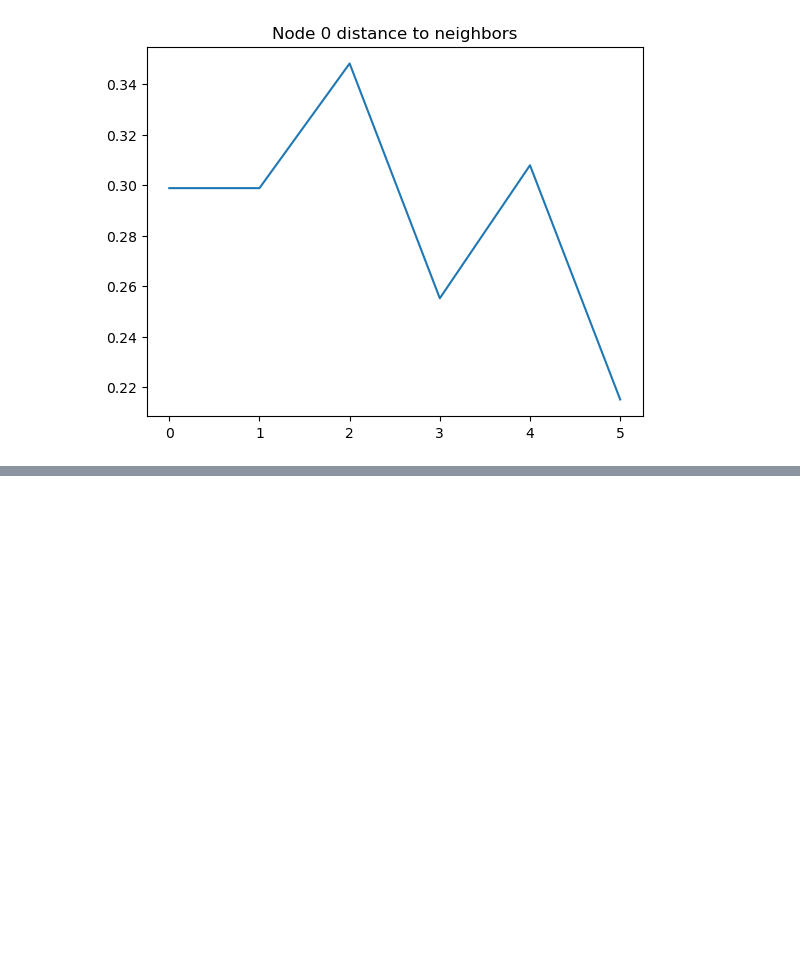
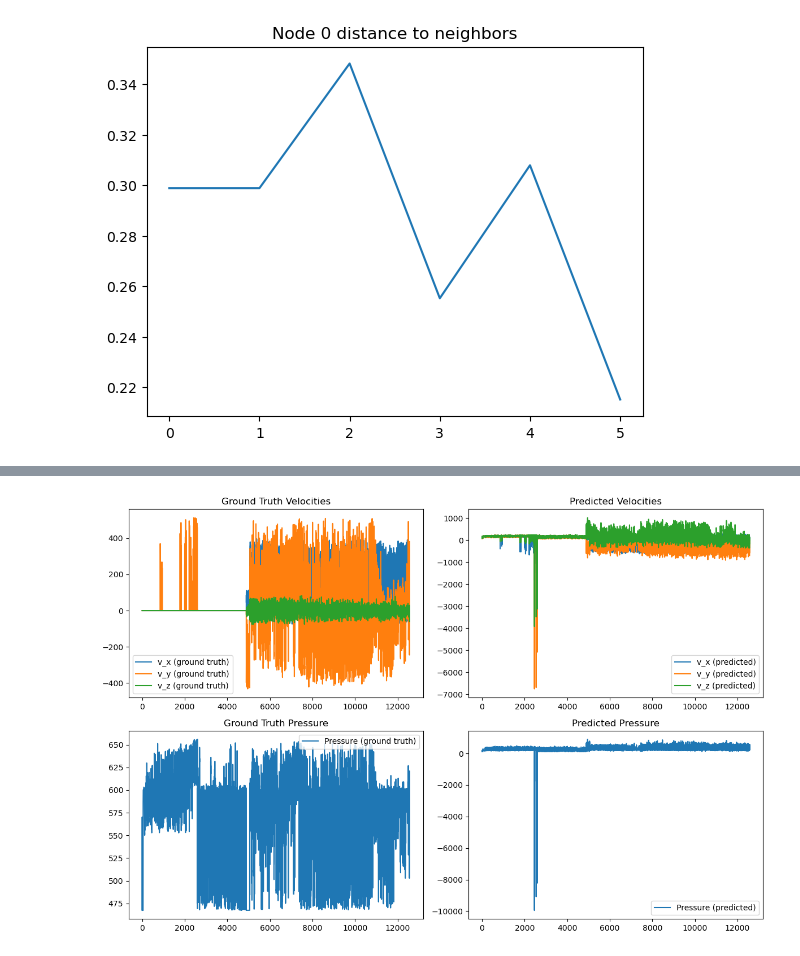
Before and after one commit to zhanquen/DC_flood, a Jupyter notebook: explo_antoine.ipynb, the cells around one changed output, grey strips where cells are left out. Saved outputs shown, nothing was run; the diff lists cells and outputs as text; code cells hidden in the pictures; blank space fills up the shorter version.

```diff
--- a/explo_antoine.ipynb
+++ b/explo_antoine.ipynb
@@ -31,24 +31,6 @@ print(y.shape)
 torch.Size([12567, 7])
 torch.Size([2, 79366])
 torch.Size([12567, 4])
-# %%
-def compute_edge_weights(edge_index, X):
-    # Extraire les indices des nœuds source et cible
-    source_nodes = edge_index[0]
-    target_nodes = edge_index[1]
-
-    # Obtenir les coordonnées des nœuds source et cible
-    source_coords = X[source_nodes,:3]  # Coordonnées (x, y, z) des nœuds source
-    target_coords = X[target_nodes,:3]  # Coordonnées (x, y, z) des nœuds cible
-
-    # Calcul de la distance euclidienne entre les nœuds source et cible
-    distances = torch.norm(source_coords - target_coords, dim=1)
-
-    # Éviter la division par zéro en ajoutant une petite valeur epsilon
-    epsilon = 1e-8
-    edge_weights = 1.0 / (distances + epsilon)
-
-    return edge_weights
 # %% [markdown]
 ## data explo
 # %%
@@ -190,0 +173,48 @@ Text(0, 0.5, 'Loss')
+# %%
+
+
+import matplotlib.pyplot as plt
+
+def visualize_prediction(model, mesh_id, time_step):
+    X_nodes, X_edges, y = get_X_y(mesh_id, time_step=time_step)
+    X_nodes_input = X_nodes[:, 3:]  # Remove the coordinates
+    edge_weights = compute_edge_weights(X_edges, X_nodes_input)
+
+    model.eval()
+    with torch.no_grad():
+        y_pred = model(X_nodes_input, X_edges, edge_weights)
+
+    fig, axs = plt.subplots(2, 2, figsize=(12, 8))
+
+    # Ground truth velocities
+    axs[0, 0].plot(y[:, 0], label='v_x (ground truth)')
+    axs[0, 0].plot(y[:, 1], label='v_y (ground truth)')
+    axs[0, 0].plot(y[:, 2], label='v_z (ground truth)')
+    axs[0, 0].set_title('Ground Truth Velocities')
+    axs[0, 0].legend()
+
+    # Predicted velocities
+    axs[0, 1].plot(y_pred[:, 0], label='v_x (predicted)')
+    axs[0, 1].plot(y_pred[:, 1], label='v_y (predicted)')
+    axs[0, 1].plot(y_pred[:, 2], label='v_z (predicted)')
+    axs[0, 1].set_title('Predicted Velocities')
+    axs[0, 1].legend()
+
+    # Ground truth pressure
+    axs[1, 0].plot(y[:, 3], label='Pressure (ground truth)')
+    axs[1, 0].set_title('Ground Truth Pressure')
+    axs[1, 0].legend()
+
+    # Predicted pressure
+    axs[1, 1].plot(y_pred[:, 3], label='Pressure (predicted)')
+    axs[1, 1].set_title('Predicted Pressure')
+    axs[1, 1].legend()
+
+    plt.tight_layout()
+    plt.show()
+
+mesh_id = mesh_ids[0]
+time_step = 0
+visualize_prediction(model, mesh_id, time_step)
+# %% [output]
+[figure, added]
```
Also changed, not shown: parts of 2 cells of this notebook, 1 other file.
